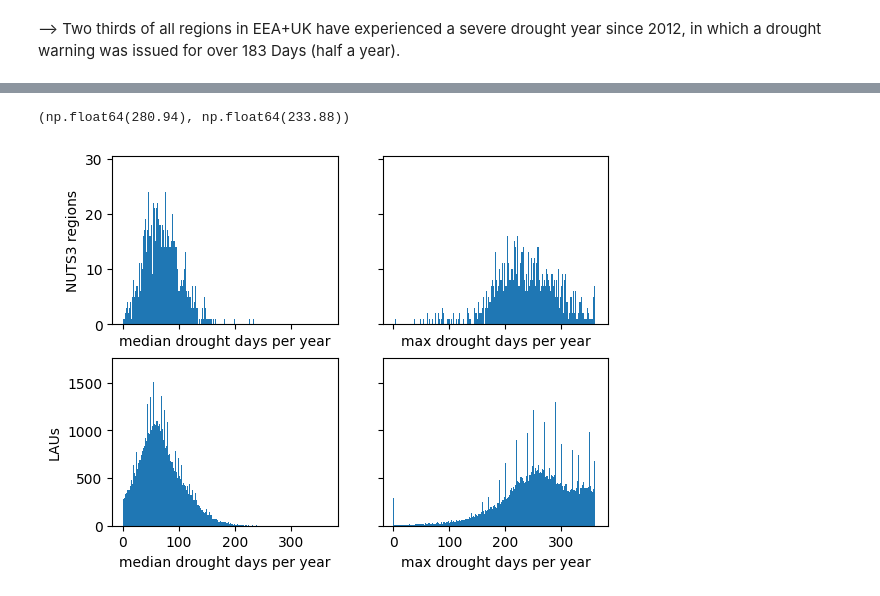
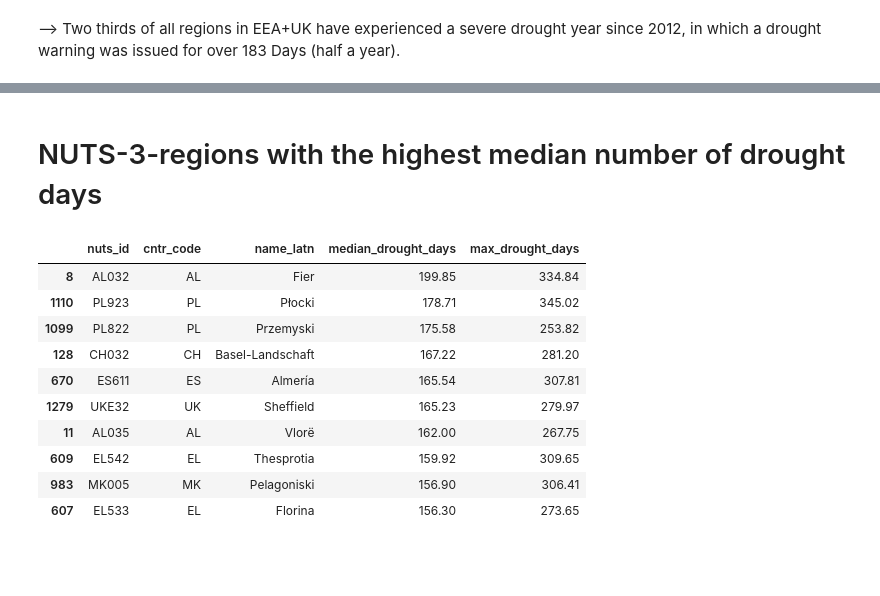
Before and after one commit to correctiv/CE_2026_4_drought, a Jupyter notebook: scripts/06_compute_output_metrics.ipynb, the cells around one changed output, grey strips where cells are left out. Cells and saved outputs as stored; diff of their text form; code cells hidden in the pictures; blank space fills up the shorter version.

```diff
--- a/scripts/06_compute_output_metrics.ipynb
+++ b/scripts/06_compute_output_metrics.ipynb
@@ -96,19 +85,16 @@ nuts3_df.sort_values(by="max_drought_days", ascending=False).iloc[:600]
+# %% [markdown]
+# NUTS-3-regions with the highest median number of drought days
 # %%
-max(lau_df["median_drought_days"].values), max(nuts3_df["median_drought_days"].values)
+nuts3_df.sort_values(by="median_drought_days", ascending=False)[:10][["nuts_id", "cntr_code", "name_latn", "median_drought_days", "max_drought_days"]]
 # %% [output]
-(np.float64(280.94), np.float64(233.88))
+|  | nuts_id | cntr_code | name_latn | median_drought_days | max_drought_days |
+| 8 | AL032 | AL | Fier | 199.85 | 334.84 |
+| 1110 | PL923 | PL | Płocki | 178.71 | 345.02 |
+| 1099 | PL822 | PL | Przemyski | 175.58 | 253.82 |
+| 128 | CH032 | CH | Basel-Landschaft | 167.22 | 281.20 |
+| 670 | ES611 | ES | Almería | 165.54 | 307.81 |
+| 1279 | UKE32 | UK | Sheffield | 165.23 | 279.97 |
+| 11 | AL035 | AL | Vlorë | 162.00 | 267.75 |
+| 609 | EL542 | EL | Thesprotia | 159.92 | 309.65 |
+| 983 | MK005 | MK | Pelagoniski | 156.90 | 306.41 |
+| 607 | EL533 | EL | Florina | 156.30 | 273.65 |
-# %%
-fig, axs = plt.subplots(2, 2, sharex=True, sharey="row")
-
-for i, metric in enumerate(["median", "max"]):
-    axs[0][i].hist(nuts3_df[f"{metric}_drought_days"].values, bins=365, range=(0, 366) )
-    axs[0][i].set_xlabel(f"{metric} drought days per year")
-
-    axs[1][i].hist(lau_df[f"{metric}_drought_days"].values, bins=365, range=(0, 366) )
-    axs[1][i].set_xlabel(f"{metric} drought days per year")
-
-axs[0][0].set_ylabel("NUTS3 regions")
-axs[1][0].set_ylabel("LAUs")
-plt.show()
-# %% [output]
-[figure, removed]
```
Also changed, not shown: parts of 16 cells of this notebook, 6 other files.
